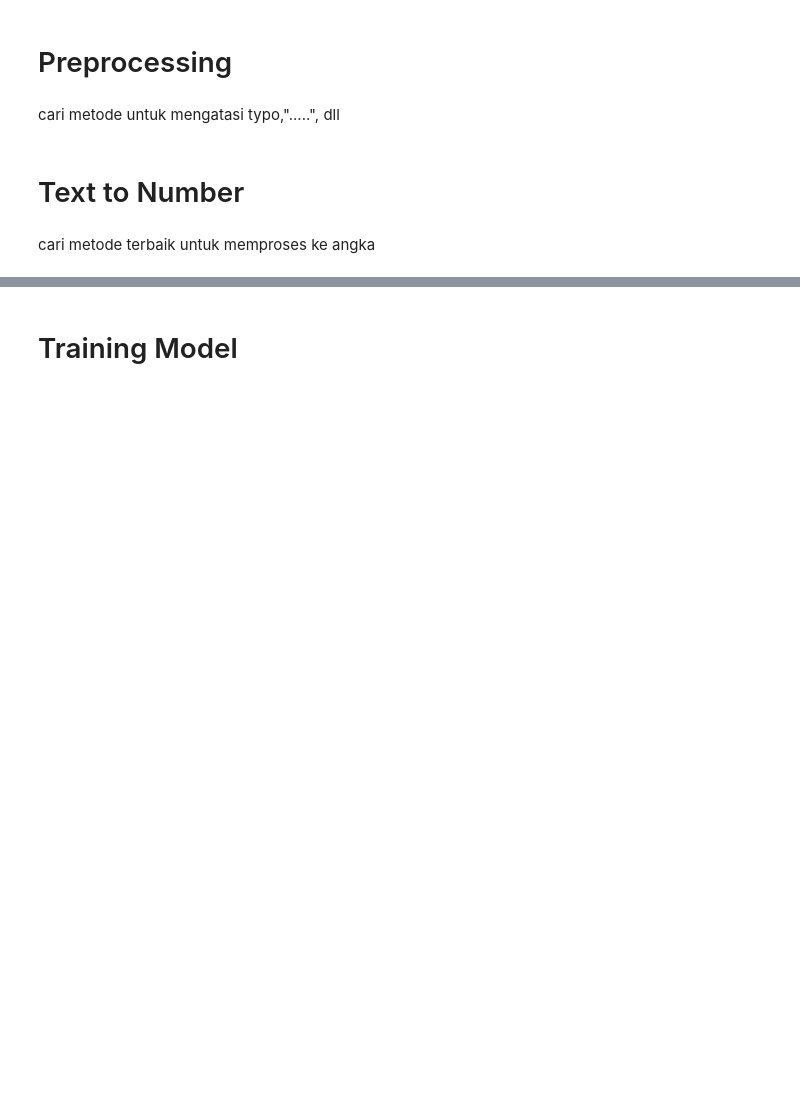
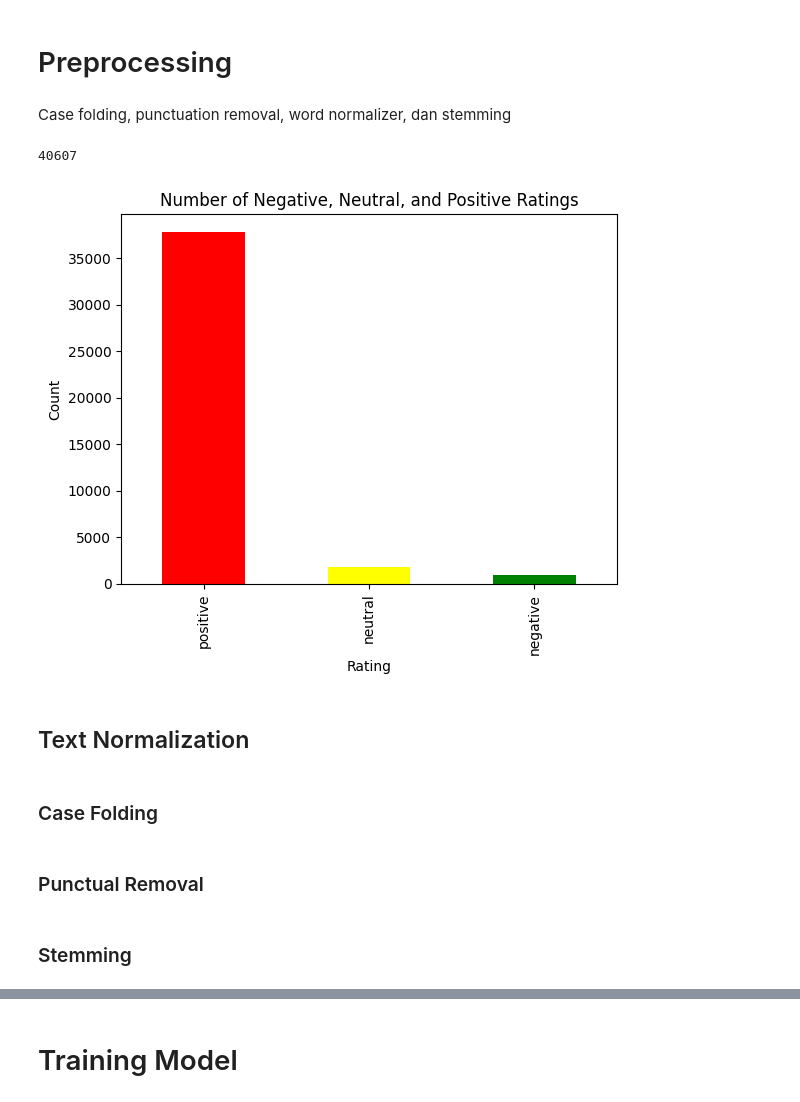
Before and after one commit to eldntr/Sentiment-Analysis-of-User-s-Review, a Jupyter notebook: Implementation/index.ipynb, the cells around one changed output, grey strips where cells are left out. Saved outputs shown, nothing was run; the diff lists cells and outputs as text; code cells hidden in the pictures; blank space fills up the shorter version.

```diff
--- a/Implementation/index.ipynb
+++ b/Implementation/index.ipynb
@@ -30,5 +45,24 @@ df.head()
 | 4 | 5 | Responya luar biasa b mantap | 5 | pertukangan | Isi Refill Staples Jok Kulit Moto... | 190679689 | 787 | 969999 | https://www.tokopedia.com/mitrape... |
 # %% [markdown]
 # Preprocessing
-# %% [markdown]
-cari metode untuk mengatasi typo,".....", dll
+# %% [markdown]
+Case folding, punctuation removal, word
+normalizer, dan stemming
+# %%
+df=df[["text","rating"]]
+df.shape[0]
+# %% [output]
+40607
+# %%
+df['rating'] = df['rating'].apply(lambda x: 'negative' if x <= 2 else 'neutral' if x == 3 else 'positive')
+# Count the number of each rating
+rating_counts = df['rating'].value_counts()
+
+# Create a bar chart
+rating_counts.plot.bar(color=['red', 'yellow', 'green'])
+plt.title('Number of Negative, Neutral, and Positive Ratings')
+plt.xlabel('Rating')
+plt.ylabel('Count')
+plt.show()
+# %% [output]
+[figure, added]
@@ -35,4 +71,4 @@ cari metode untuk mengatasi typo,".....", dll
 # %% [markdown]
-# Text to Number
+## Text Normalization
-# %% [markdown]
-cari metode terbaik untuk memproses ke angka
+# %% [markdown]
+### Case Folding
@@ -38,0 +78,2 @@ cari metode terbaik untuk memproses ke angka
+# %% [markdown]
+### Punctual Removal
@@ -38,0 +84,2 @@ cari metode terbaik untuk memproses ke angka
+# %% [markdown]
+### Stemming
```
Also changed, not shown: parts of 15 cells of this notebook.
